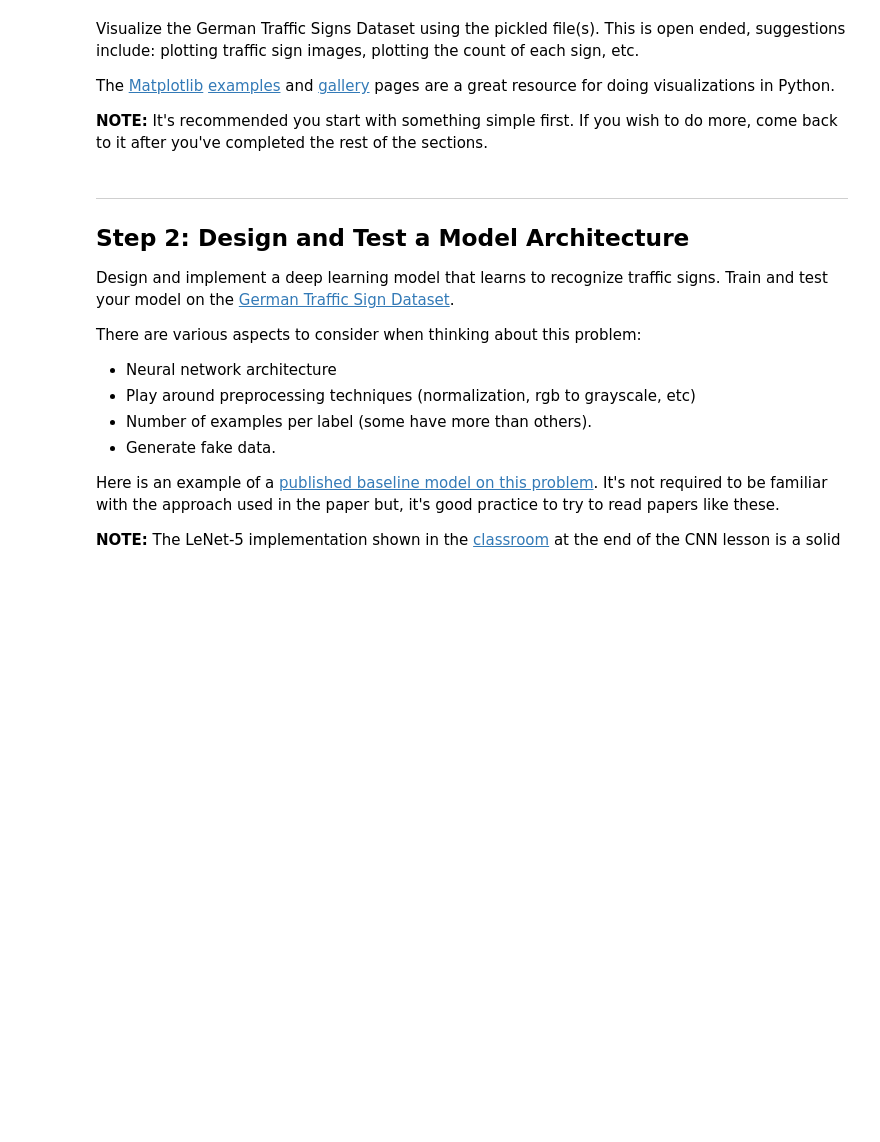
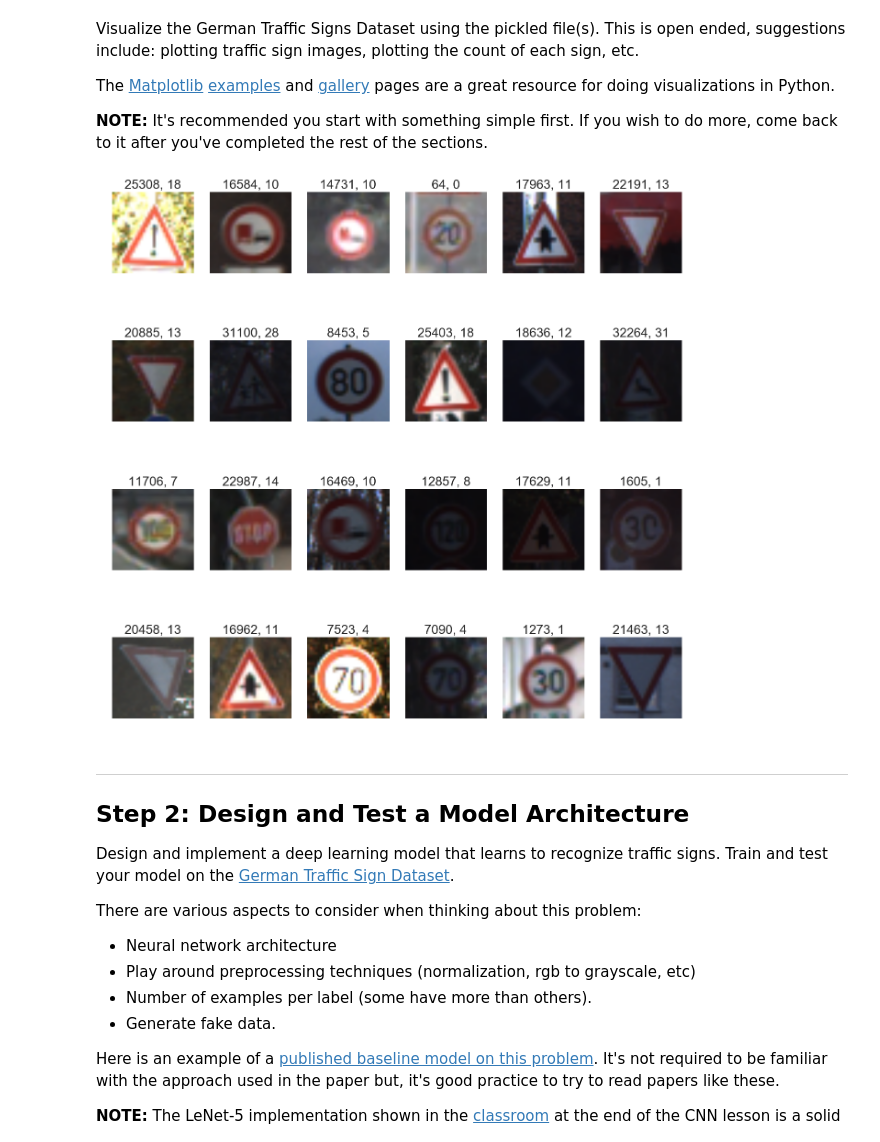
Before and after one commit to markandlw/CarND-Traffic-Sign-Classifier-Project, a Jupyter notebook: Traffic_Sign_Classifier.ipynb, the cells around one changed output. Drawn from its saved outputs; the diff is of its cells as text; code cells hidden in the pictures; blank space fills up the shorter version.

Commit message:
Plot some sign samples in grids

```diff
--- a/Traffic_Sign_Classifier.ipynb
+++ b/Traffic_Sign_Classifier.ipynb
@@ -75,9 +75,23 @@ The [Matplotlib](http://matplotlib.org/) [examples](http://matplotlib.org/exampl
 # %%
 ### Data exploration visualization goes here.
 ### Feel free to use as many code cells as needed.
 import matplotlib.pyplot as plt
 # Visualizations will be shown in the notebook.
 %matplotlib inline
+
+import seaborn as sns
+import numpy as np
+
+# plot some images, see what I am dealing
+fig,axes = plt.subplots(nrows=4,ncols=6,figsize=(16,16))
+#fig.subplots_adjust(hspace=0.0, wspace=.1)
+for i in range(len(axes.flatten())):
+    select = np.random.randint(n_train)
+    axes.flatten()[i].imshow(X_train[select])
+    axes.flatten()[i].set_title(str(select) + ', ' + str(y_train[select]), fontsize=20)
+    axes.flatten()[i].axis('off')
+# %% [output]
+[figure, added]
 # %% [markdown]
 ----
 
```
